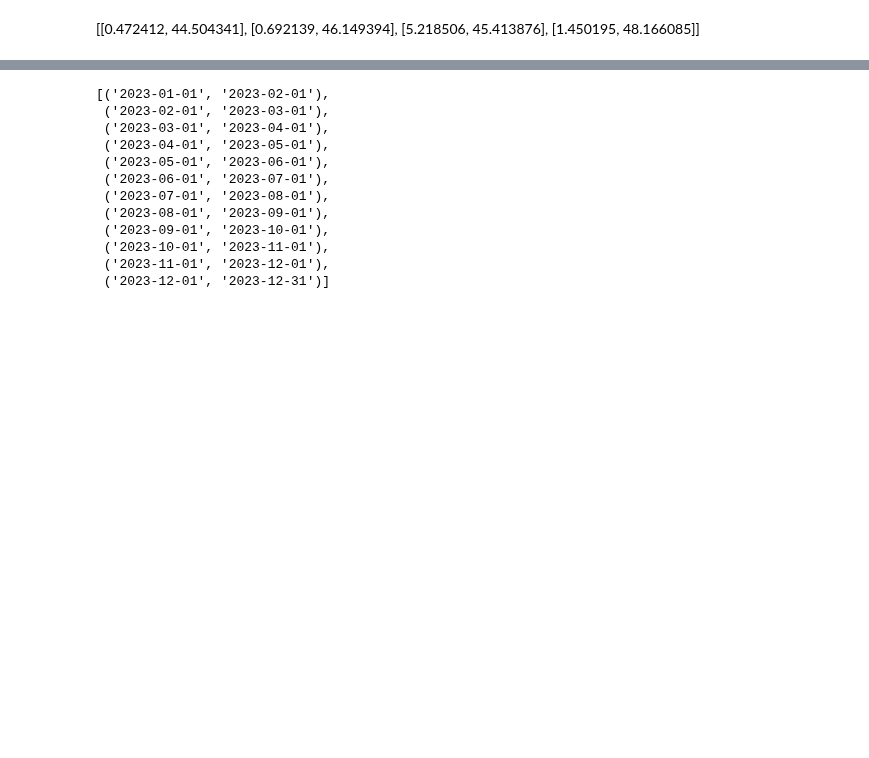
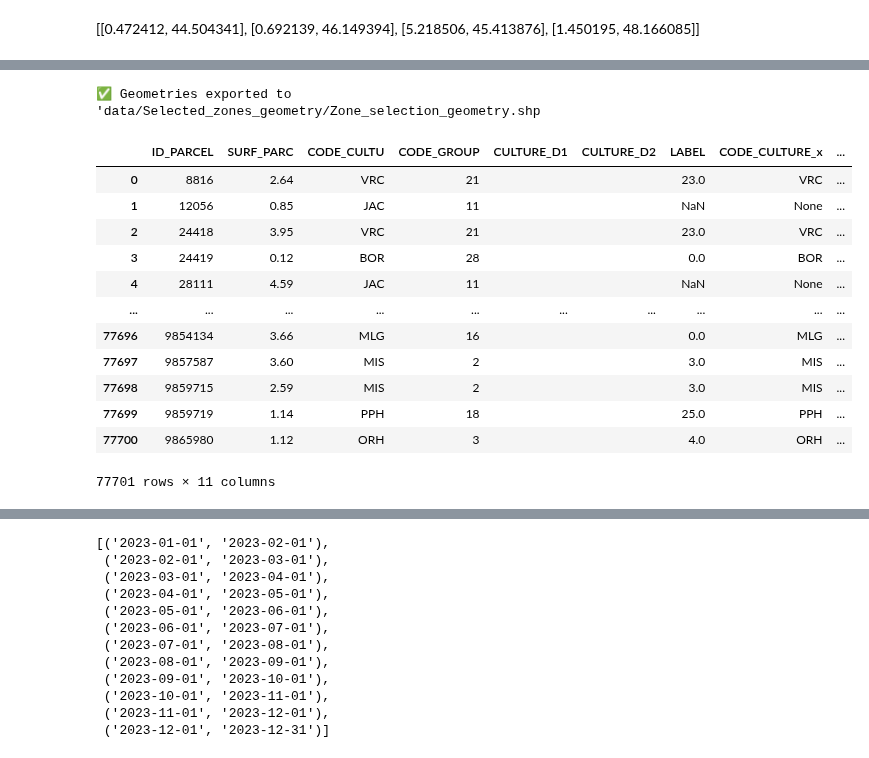
Before and after one commit to giovannisetaro/DSWProject_CropIdentification, a Jupyter notebook: manual_jobs/dataset_creation_pipeline.ipynb, the cells around one changed output, grey strips where cells are left out. Saved outputs shown, nothing was run; the diff lists cells and outputs as text; code cells hidden in the pictures; blank space fills up the shorter version.

```diff
--- a/manual_jobs/dataset_creation_pipeline.ipynb
+++ b/manual_jobs/dataset_creation_pipeline.ipynb
@@ -46,12 +52,12 @@ NameError: name 'gdf' is not defined
 #gdf = gdf.merge(Label_culture[["Label","CODE_CULTURE"]], how="left", left_on="CODE_CULTU", right_on="CODE_CULTURE") #TODO check if this is right (CODE_CULTU)
 #gdf = gdf.rename(columns={"Label": "LABEL"})
 #Converting the ID_PARCEL column to numeric and if it fails, it will be set to NaN, then fill NaN with 0 and convert to int
-gdf["ID_PARCEL"] = pd.to_numeric(gdf["ID_PARCEL"], errors="coerce").astype("Int64")
-gdf["ID_PARCEL"] = gdf["ID_PARCEL"].fillna(0).astype(int)
+#gdf["ID_PARCEL"] = pd.to_numeric(gdf["ID_PARCEL"], errors="coerce").astype("Int64")
+#gdf["ID_PARCEL"] = gdf["ID_PARCEL"].fillna(0).astype(int)
 #Remove duplicated columns
-gdf = gdf.loc[:, ~gdf.columns.duplicated()]
+#gdf = gdf.loc[:, ~gdf.columns.duplicated()]
 # Save the updated GeoDataFrame to a new file
-gdf.to_file("/Users/placiermoise/Documents/dsw_proj/Parcelles/RPG_2023/PARCELLES_GRAPHIQUES.gpkg", driver="GPKG")#TODO no , it will work only for Moise PC
+#gdf.to_file("/Users/placiermoise/Documents/dsw_proj/Parcelles/RPG_2023/PARCELLES_GRAPHIQUES.gpkg", driver="GPKG")#TODO no , it will work only for Moise PC
 # %% [output]
 Error:
 # %%
@@ -99,0 +147,30 @@ Map(bottom=6043.0, center=[47.29413372501023, 6.8115234375], controls=(WidgetCon
+# %%
+
+save_ee_geometry(List_Geometry_data_collect, "data/Selected_zones_geometry/Zone_selection_geometry.shp")
+selected_zones = gpd.read_file("data/Selected_zones_geometry/Zone_selection_geometry.shp")
+gdf_zone_list = []
+
+for fid, geometry in zip(selected_zones["FID"], selected_zones["geometry"]):
+    gdf_sub = gdf[gdf.geometry.intersects(geometry)].copy()
+    gdf_sub['source_FID'] = fid  # ajoute la colonne avec le FID de la zone
+    gdf_zone_list.append(gdf_sub)
+
+gdf_zone = gpd.GeoDataFrame(pd.concat(gdf_zone_list, ignore_index=True))
+# %% [output]
+✅ Geometries exported to 'data/Selected_zones_geometry/Zone_selection_geometry.shp
+# %%
+gdf_zone
+# %% [output]
+|  | ID_PARCEL | SURF_PARC | CODE_CULTU | CODE_GROUP | CULTURE_D1 | CULTURE_D2 | LABEL | CODE_CULTURE_x | ... |
+| 0 | 8816 | 2.64 | VRC | 21 |  |  | 23.0 | VRC | ... |
+| 1 | 12056 | 0.85 | JAC | 11 |  |  | NaN | None | ... |
+| 2 | 24418 | 3.95 | VRC | 21 |  |  | 23.0 | VRC | ... |
+| 3 | 24419 | 0.12 | BOR | 28 |  |  | 0.0 | BOR | ... |
+| 4 | 28111 | 4.59 | JAC | 11 |  |  | NaN | None | ... |
+| ... | ... | ... | ... | ... | ... | ... | ... | ... | ... |
+| 77696 | 9854134 | 3.66 | MLG | 16 |  |  | 0.0 | MLG | ... |
+| 77697 | 9857587 | 3.60 | MIS | 2 |  |  | 3.0 | MIS | ... |
+| 77698 | 9859715 | 2.59 | MIS | 2 |  |  | 3.0 | MIS | ... |
+| 77699 | 9859719 | 1.14 | PPH | 18 |  |  | 25.0 | PPH | ... |
+| 77700 | 9865980 | 1.12 | ORH | 3 |  |  | 4.0 | ORH | ... |
+77701 rows × 11 columns
```
Also changed, not shown: parts of 8 cells of this notebook, 2 other files.
